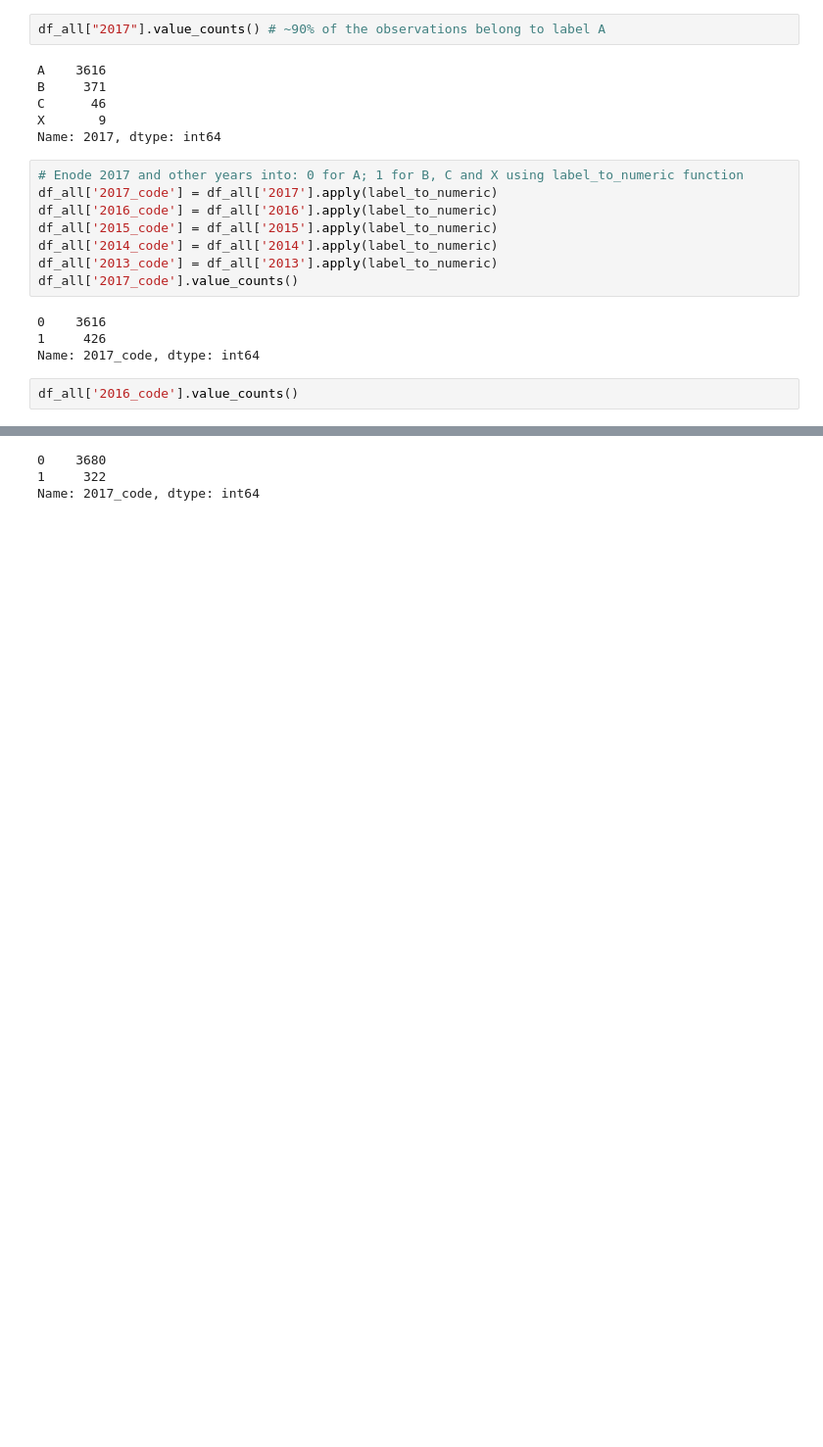
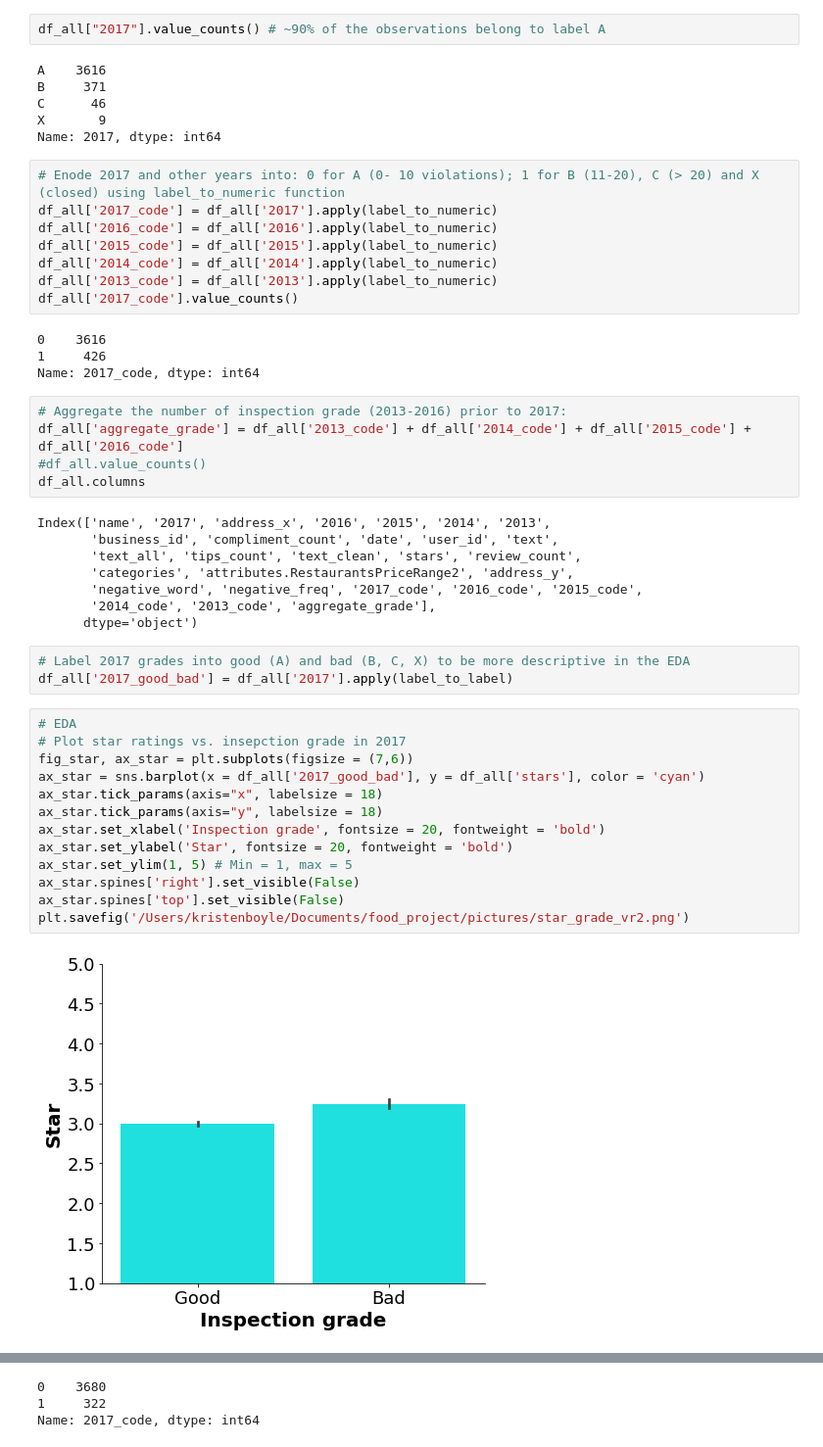
Before and after one commit to arian16/food_project, a Jupyter notebook: main.ipynb, the cells around one changed output, grey strips where cells are left out. Shown at 98% size. Cells and saved outputs as stored; diff of their text form; blank space fills up the shorter version.

Commit message:
clean EDA

```diff
--- a/main.ipynb
+++ b/main.ipynb
@@ -349,7 +357,7 @@ C      46
 X       9
 Name: 2017, dtype: int64
 # %%
-# Enode 2017 and other years into: 0 for A; 1 for B, C and X using label_to_numeric function
+# Enode 2017 and other years into: 0 for A (0- 10 violations); 1 for B (11-20), C (> 20) and X (closed) using label_to_numeric function
 df_all['2017_code'] = df_all['2017'].apply(label_to_numeric)
 df_all['2016_code'] = df_all['2016'].apply(label_to_numeric)
 df_all['2015_code'] = df_all['2015'].apply(label_to_numeric)
@@ -360,5 +368,34 @@ df_all['2017_code'].value_counts()
 0    3616
 1     426
 Name: 2017_code, dtype: int64
-# %%
-df_all['2016_code'].value_counts()
+# %%
+# Aggregate the number of inspection grade (2013-2016) prior to 2017:
+df_all['aggregate_grade'] = df_all['2013_code'] + df_all['2014_code'] + df_all['2015_code'] + df_all['2016_code']
+#df_all.value_counts()
+df_all.columns
+# %% [output]
+Index(['name', '2017', 'address_x', '2016', '2015', '2014', '2013',
+       'business_id', 'compliment_count', 'date', 'user_id', 'text',
+       'text_all', 'tips_count', 'text_clean', 'stars', 'review_count',
+       'categories', 'attributes.RestaurantsPriceRange2', 'address_y',
+       'negative_word', 'negative_freq', '2017_code', '2016_code', '2015_code',
+       '2014_code', '2013_code', 'aggregate_grade'],
+      dtype='object')
+# %%
+# Label 2017 grades into good (A) and bad (B, C, X) to be more descriptive in the EDA
+df_all['2017_good_bad'] = df_all['2017'].apply(label_to_label)
+# %%
+# EDA
+# Plot star ratings vs. insepction grade in 2017
+fig_star, ax_star = plt.subplots(figsize = (7,6))
+ax_star = sns.barplot(x = df_all['2017_good_bad'], y = df_all['stars'], color = 'cyan')
+ax_star.tick_params(axis="x", labelsize = 18)
+ax_star.tick_params(axis="y", labelsize = 18)
+ax_star.set_xlabel('Inspection grade', fontsize = 20, fontweight = 'bold')
+ax_star.set_ylabel('Star', fontsize = 20, fontweight = 'bold')
+ax_star.set_ylim(1, 5) # Min = 1, max = 5
+ax_star.spines['right'].set_visible(False)
+ax_star.spines['top'].set_visible(False)
+plt.savefig('/Users/kristenboyle/Documents/food_project/pictures/star_grade_vr2.png')
+# %% [output]
+[figure, added]
```
Also changed, not shown: parts of 21 cells of this notebook.
